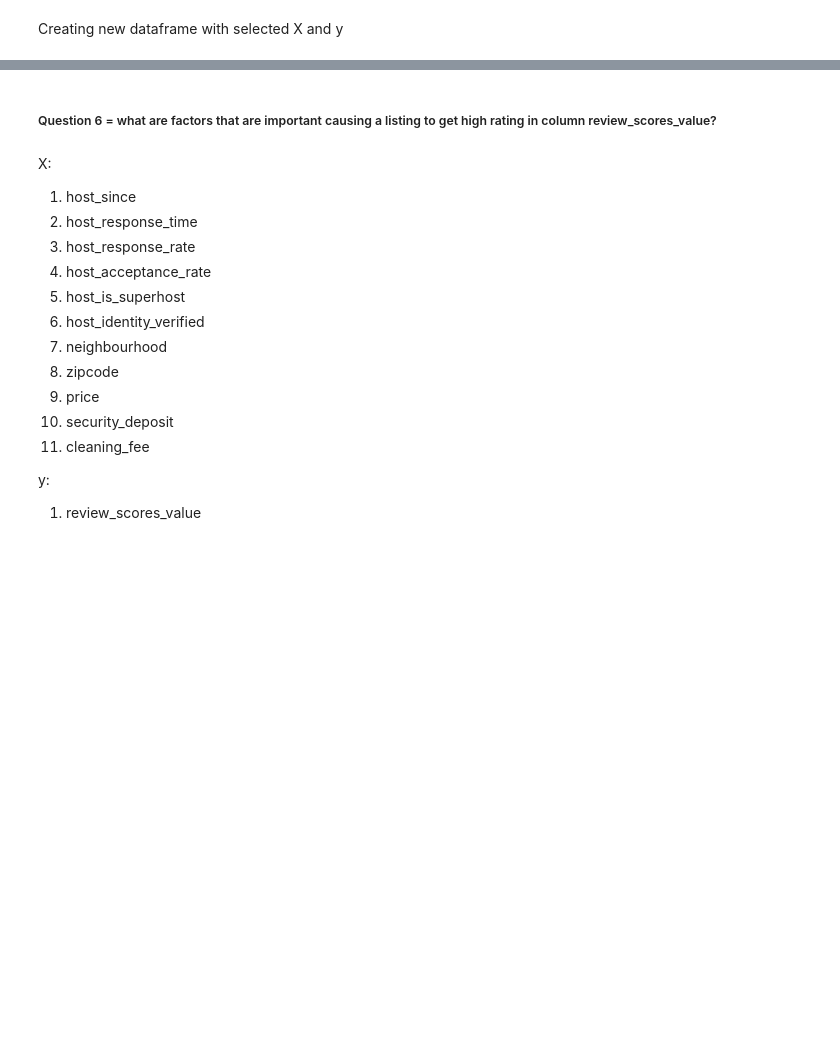
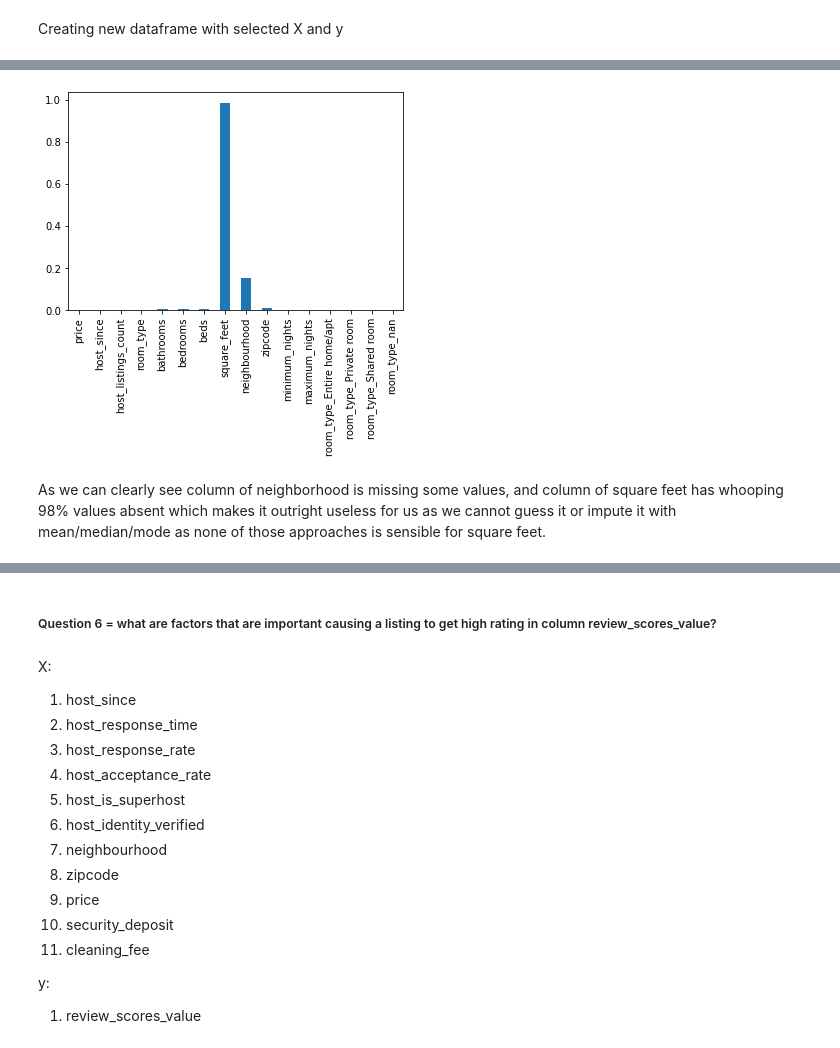
Before and after one commit to sdaphtardar/airbnb_dataset_analysis, a Jupyter notebook: AirBnB_Data_Analysis.ipynb, the cells around one changed output, grey strips where cells are left out. Drawn from its saved outputs; the diff is of its cells as text; code cells hidden in the pictures; blank space fills up the shorter version.

```diff
--- a/AirBnB_Data_Analysis.ipynb
+++ b/AirBnB_Data_Analysis.ipynb
@@ -1028,0 +1075,2 @@ df_predict_price.sample(3)
+# %%
+df_predict_price.price = df_predict_price.price.replace({'\$':'',',':''}, regex=True).astype('float')
@@ -1028,0 +1084,2 @@ df_predict_price.sample(3)
+# %%
+df_predict_price['host_since'] = pd.to_datetime(df_predict_price['host_since'])
@@ -1028,0 +1109,2 @@ df_predict_price.sample(3)
+# %%
+cat_df = pd.get_dummies(df_predict_price['room_type'], dummy_na=True,prefix='room_type')
@@ -1028,0 +1123,2 @@ df_predict_price.sample(3)
+# %%
+df_predict_price = df_predict_price.merge(cat_df, left_index=True, right_index=True)
@@ -1028,0 +1169,6 @@ df_predict_price.sample(3)
+# %%
+ax = df_predict_price.isna().mean().plot(kind='bar')
+# %% [output]
+[figure, added]
+# %% [markdown]
+As we can clearly see column of neighborhood is missing some values, and column of square feet has whooping 98% values absent which makes it outright useless for us as we cannot guess it or impute it with mean/median/mode as none of those approaches is sensible for square feet.
```
Also changed, not shown: parts of 174 cells of this notebook.
